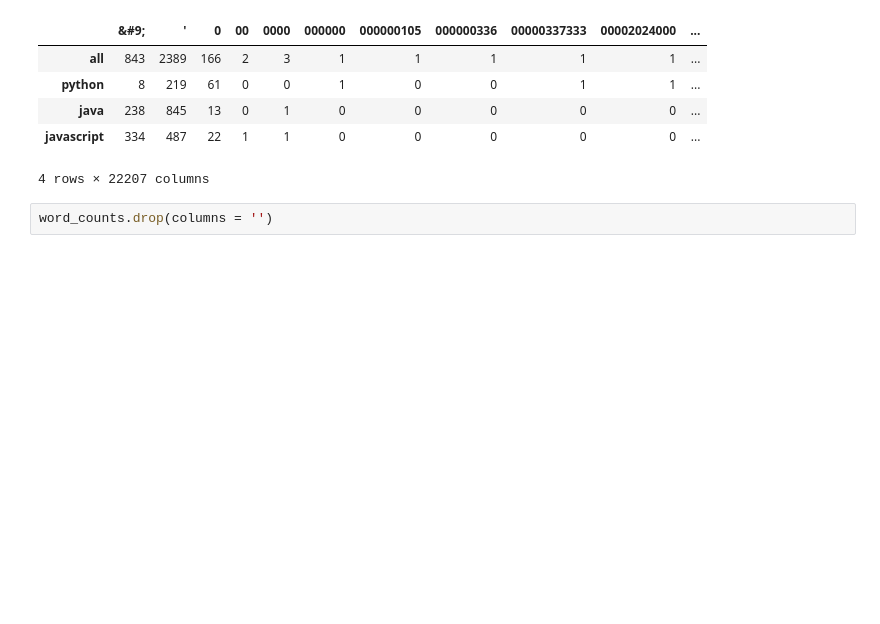
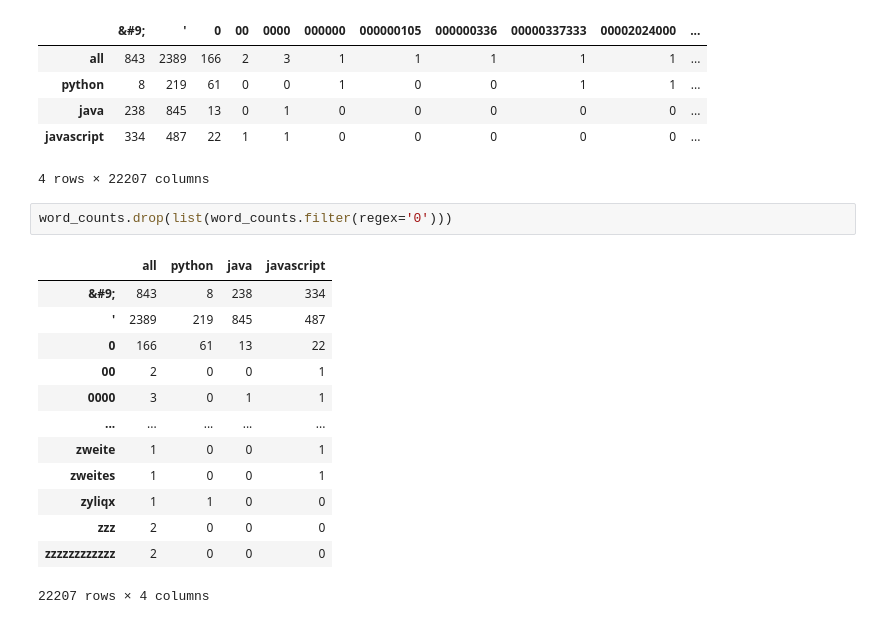
Before and after one commit to Doubtable-Steves-Linguistics/MinecraftNLP, a Jupyter notebook: michael_explore_notebook.ipynb, the cells around one changed output. Cells and saved outputs as stored; diff of their text form; blank space fills up the shorter version.

```diff
--- a/michael_explore_notebook.ipynb
+++ b/michael_explore_notebook.ipynb
@@ -399,5 +399,19 @@ word_counts.T
 | java | 238 | 845 | 13 | 0 | 1 | 0 | 0 | 0 | 0 | 0 | ... |
 | javascript | 334 | 487 | 22 | 1 | 1 | 0 | 0 | 0 | 0 | 0 | ... |
 4 rows × 22207 columns
-# %%
-word_counts.drop(columns = '')
+# %%
+word_counts.drop(list(word_counts.filter(regex='0')))
+# %% [output]
+|  | all | python | java | javascript |
+| &#9; | 843 | 8 | 238 | 334 |
+| ' | 2389 | 219 | 845 | 487 |
+| 0 | 166 | 61 | 13 | 22 |
+| 00 | 2 | 0 | 0 | 1 |
+| 0000 | 3 | 0 | 1 | 1 |
+| ... | ... | ... | ... | ... |
+| zweite | 1 | 0 | 0 | 1 |
+| zweites | 1 | 0 | 0 | 1 |
+| zyliqx | 1 | 1 | 0 | 0 |
+| zzz | 2 | 0 | 0 | 0 |
+| zzzzzzzzzzzz | 2 | 0 | 0 | 0 |
+22207 rows × 4 columns
```
